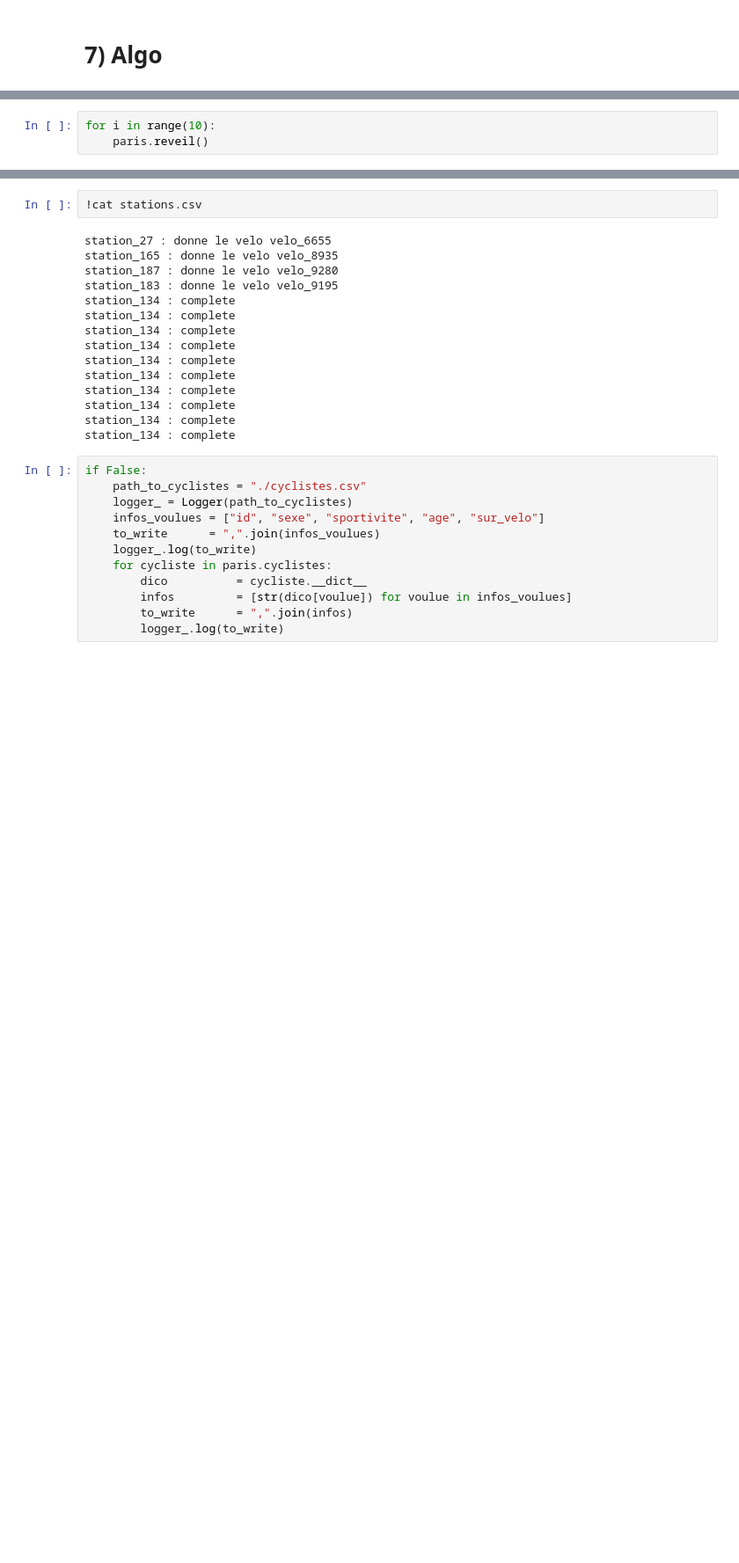
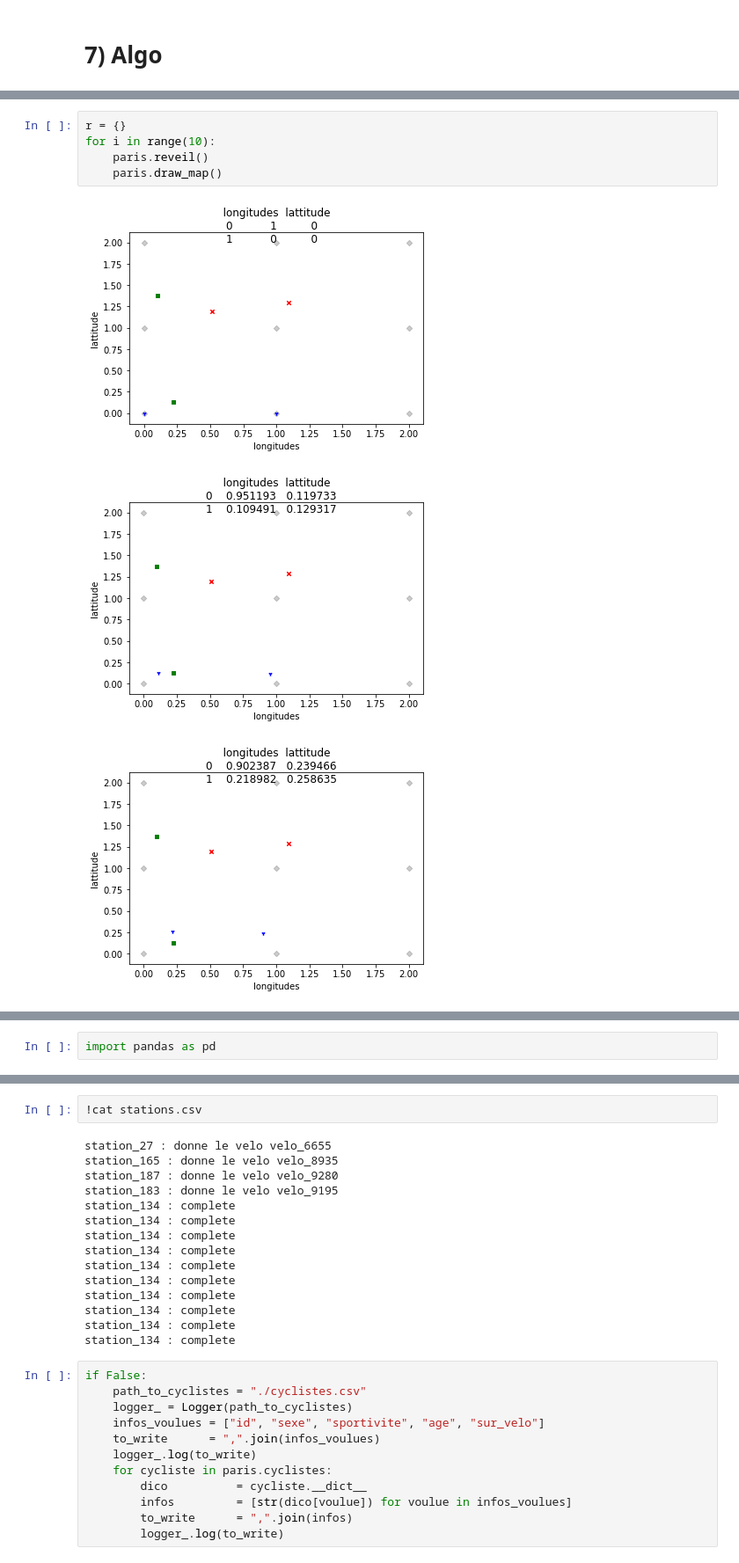
Before and after one commit to romainjouin/formation_python, a Jupyter notebook: 01_velib.ipynb, the cells around one changed output, grey strips where cells are left out. Shown at 88% size. Saved outputs shown, nothing was run; the diff lists cells and outputs as text; blank space fills up the shorter version.

```diff
--- a/01_velib.ipynb
+++ b/01_velib.ipynb
@@ -349,3 +443,9 @@ paris = Ville(3)
 # %%
+r = {}
 for i in range(10):
     paris.reveil()
+    paris.draw_map()
+# %% [output]
+[figure, added]
+[figure, added]
+[figure, added]
@@ -351,0 +459,2 @@ for i in range(10):
+# %%
+import pandas as pd
```
Also changed, not shown: parts of 24 cells of this notebook.
